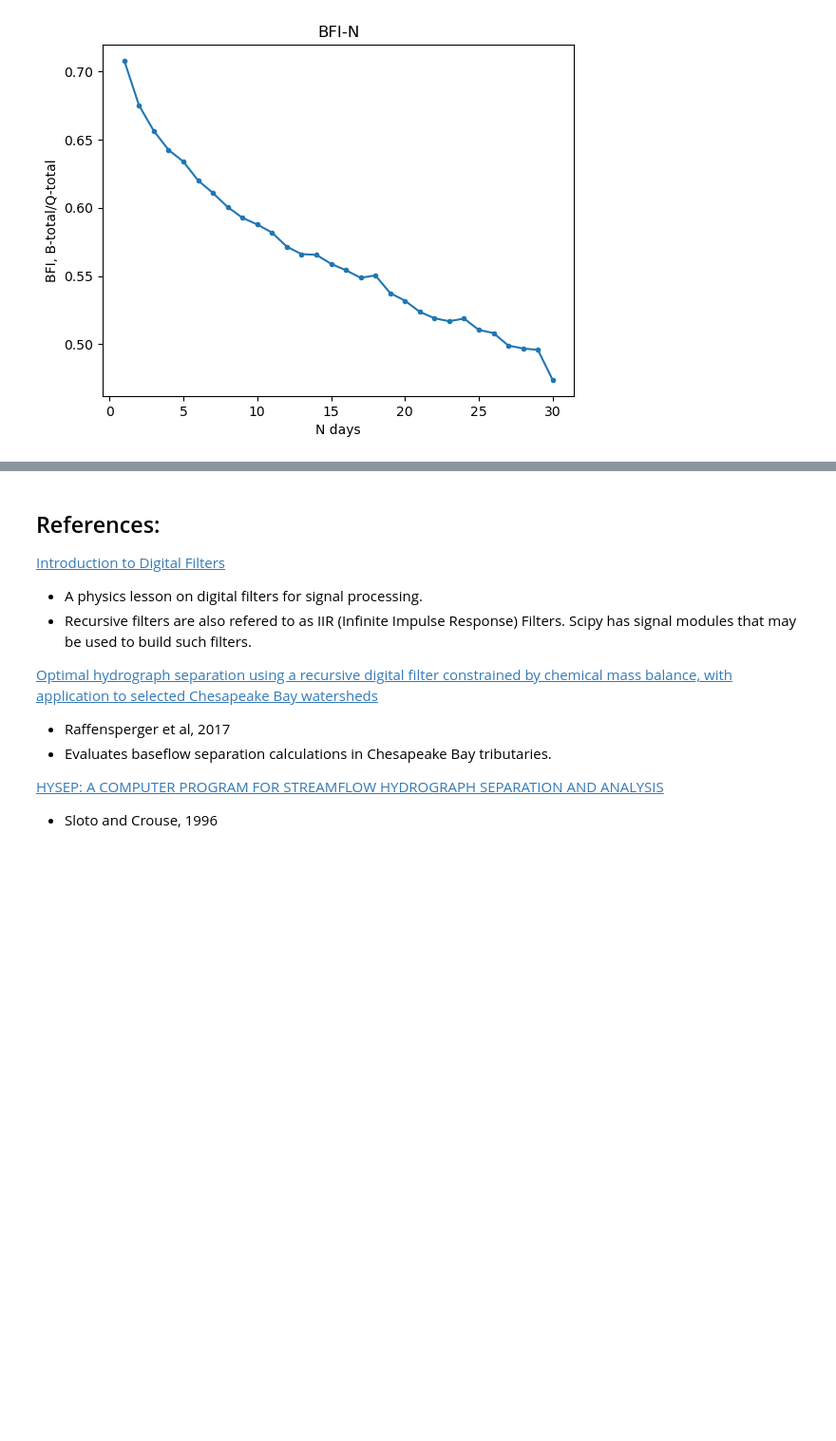
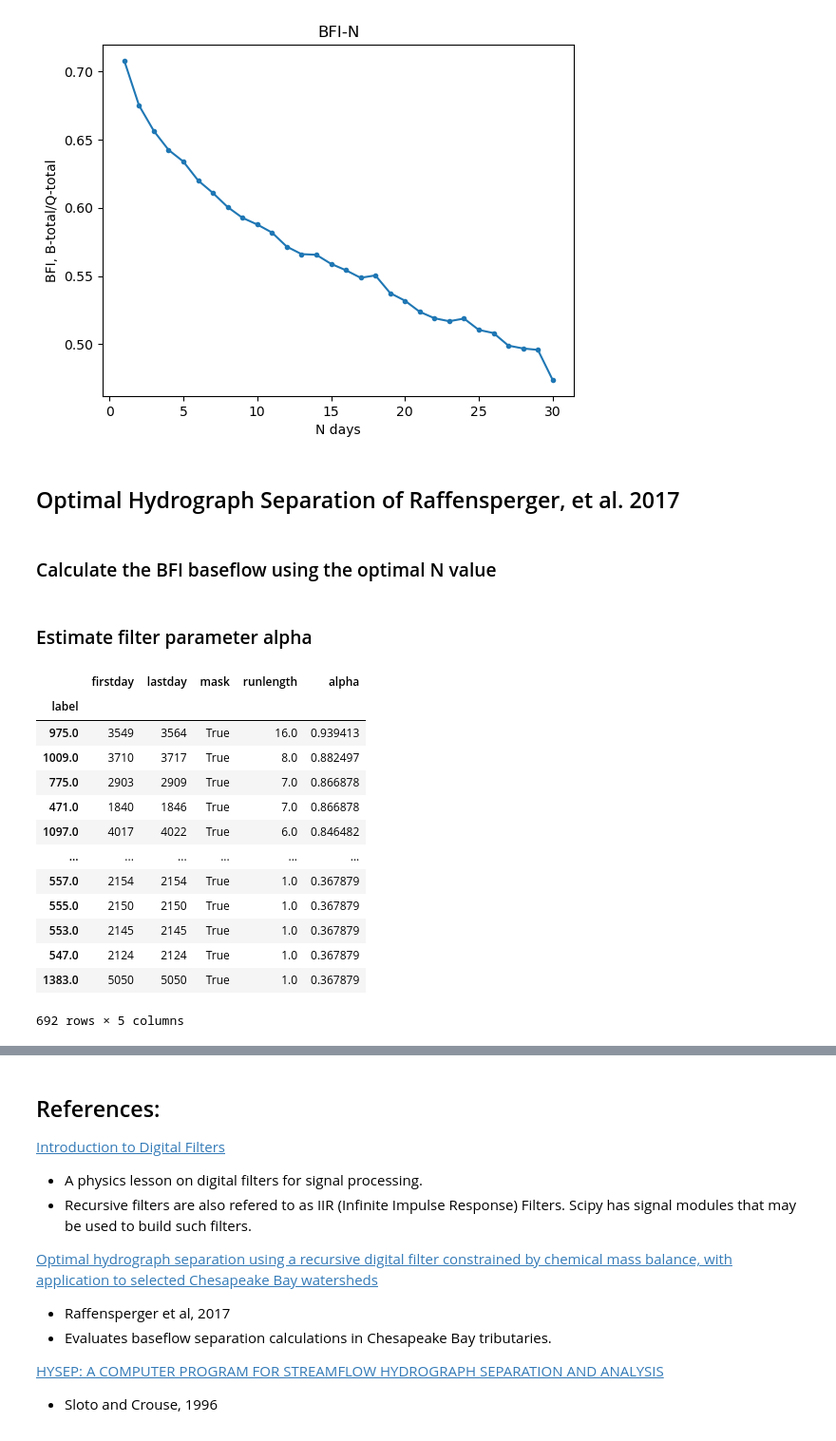
Before and after one commit to mrahnis/nb-streamgage, a Jupyter notebook: Streamgage-07--Baseflow-Separation-Part-2.ipynb, the cells around one changed output, grey strips where cells are left out. Shown at 95% size. Drawn from its saved outputs; the diff is of its cells as text; code cells hidden in the pictures; blank space fills up the shorter version.

```diff
--- a/Streamgage-07--Baseflow-Separation-Part-2.ipynb
+++ b/Streamgage-07--Baseflow-Separation-Part-2.ipynb
@@ -233,3 +213,7 @@ ax1.set_title('BFI-N')
 plt.show()
 # %% [output]
 [figure]
+# %% [markdown]
+## Optimal Hydrograph Separation of Raffensperger, et al. 2017
+# %% [markdown]
+### Calculate the BFI baseflow using the optimal N value
@@ -235,0 +223,60 @@ plt.show()
+# %% [markdown]
+### Estimate filter parameter alpha
+# %%
+# find the baseflow equal to Q
+alpha_mask = (Y==Q[X])  # *(Y - np.roll(Y, 1) < 0)
+
+# label runs of consecutive days where baseflow = Q
+labels = pd.DataFrame()
+label = 0
+runlength = 0
+prev_state = False
+
+alpha_iter = np.nditer(alpha_mask, flags=['f_index'])
+for state in alpha_iter:
+    if state == prev_state:
+        runlength += 1
+    else:
+        label += 1
+        runlength = 1
+    labels.loc[alpha_iter.index, 'mask'] = state
+    labels.loc[alpha_iter.index, 'label'] = label
+    labels.loc[alpha_iter.index, 'runlength'] = runlength
+    prev_state = state
+
+# get the duration of these recession periods
+periods = labels.reset_index().groupby('label').agg(
+    firstday=('index', 'first'),
+    lastday=('index', 'last'),
+    mask=('mask','first'),
+    runlength=('runlength','max')
+)
+# %%
+# the duration is inclusive of the last day we we add a timedelta of 1 day
+# periods['duration'] = periods['lastday'] - periods['firstday'] + pd.Timedelta(days=1)
+recessions = periods[periods['mask']==True].sort_values(by='runlength', ascending=False)
+
+# alpha = pow(e, -(1/t)*dt)
+# where t is the length of the run and dt is the sampling freqency or timestep
+if freq == 'instantaneous':
+    dt = 24*4
+else:
+    dt = 1
+recessions['alpha'] = np.exp(-dt*(1/recessions['runlength']))
+
+recessions
+# %% [output]
+|  | firstday | lastday | mask | runlength | alpha |
+| label |  |  |  |  |  |
+| 975.0 | 3549 | 3564 | True | 16.0 | 0.939413 |
+| 1009.0 | 3710 | 3717 | True | 8.0 | 0.882497 |
+| 775.0 | 2903 | 2909 | True | 7.0 | 0.866878 |
+| 471.0 | 1840 | 1846 | True | 7.0 | 0.866878 |
+| 1097.0 | 4017 | 4022 | True | 6.0 | 0.846482 |
+| ... | ... | ... | ... | ... | ... |
+| 557.0 | 2154 | 2154 | True | 1.0 | 0.367879 |
+| 555.0 | 2150 | 2150 | True | 1.0 | 0.367879 |
+| 553.0 | 2145 | 2145 | True | 1.0 | 0.367879 |
+| 547.0 | 2124 | 2124 | True | 1.0 | 0.367879 |
+| 1383.0 | 5050 | 5050 | True | 1.0 | 0.367879 |
+692 rows × 5 columns
```
Also changed, not shown: parts of 14 cells of this notebook.
